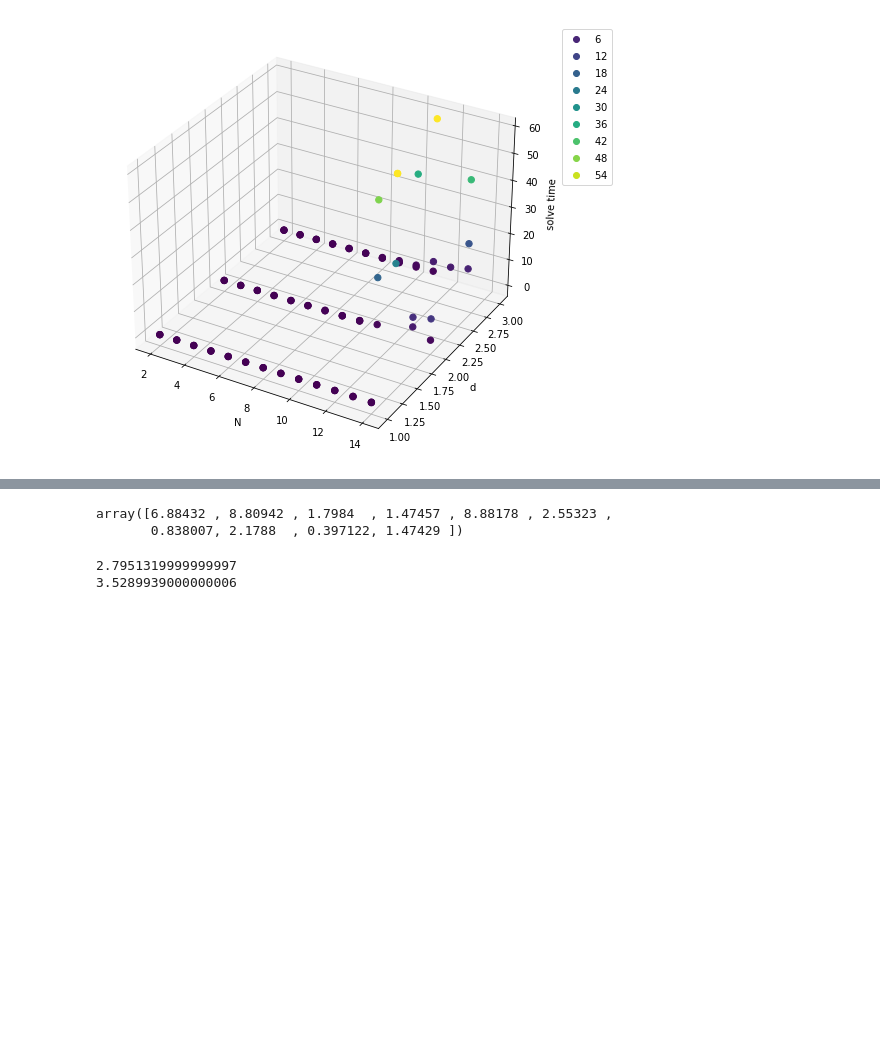
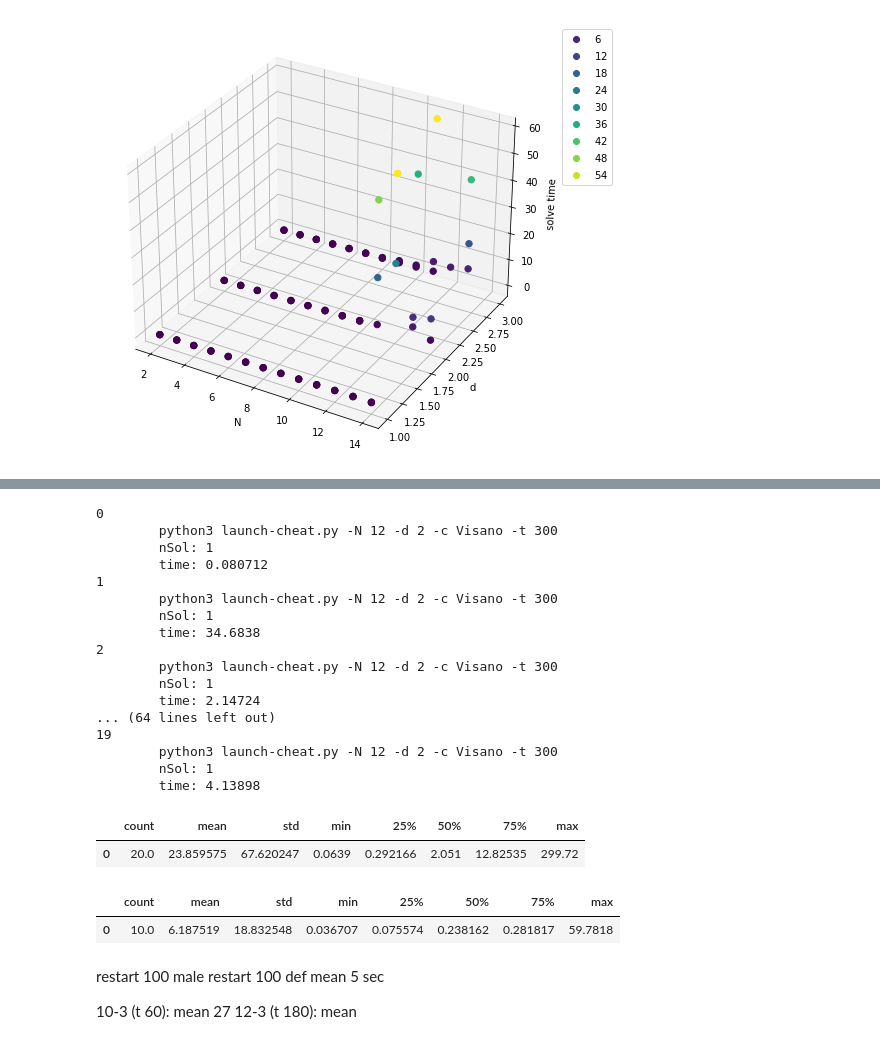
Before and after one commit to jokerale/pizzaguy, a Jupyter notebook: code/Test.ipynb, the cells around one changed output, grey strips where cells are left out. Drawn from its saved outputs; the diff is of its cells as text; code cells hidden in the pictures; blank space fills up the shorter version.

```diff
--- a/code/Test.ipynb
+++ b/code/Test.ipynb
@@ -337,14 +244,71 @@ python3 launch.py -N 10 -d 2 -c Montichiari -t 60
+# %%
+N = 12
+d = 2
+
+n = 'Visano'
+
+times = []
+
+for i in range(20):
+    print(i)
+    #out = "%%%mzn-stat: solveTime="
+    #while("%%%mzn-stat: solveTime=" in out):
+
+    cmd = 'python3 launch-cheat.py -N ' + str(N) + ' -d ' + str(d) + ' -c ' + str(n) + ' -t 300'
+    print('\t' + cmd)
+    out = os.popen(cmd).read()
+
+    if "%%%mzn-stat: nSolutions=" in out:
+        temp = [line for line in out.split("\n") if "%%%mzn-stat: nSolutions=" in line]
+        print('\tnSol: ' + str(temp[0].split('=')[1]))
+
+
+    if("%%%mzn-stat: solveTime=" in out):
+        temp = [line for line in out.split("\n") if "%%%mzn-stat: solveTime=" in line]
+        times.append(float(temp[0].split('=')[1]))
+    else:
+        times.append(61.0)
+
+    print('\ttime: ' + str(times[i]))
+
+pd.DataFrame(times).describe().T
+# %% [output]
+0
+        python3 launch-cheat.py -N 12 -d 2 -c Visano -t 300
+        nSol: 1
+        time: 0.080712
+1
+        python3 launch-cheat.py -N 12 -d 2 -c Visano -t 300
+        nSol: 1
+        time: 34.6838
+2
+        python3 launch-cheat.py -N 12 -d 2 -c Visano -t 300
+        nSol: 1
+        time: 2.14724
+... (64 lines left out)
+19
+        python3 launch-cheat.py -N 12 -d 2 -c Visano -t 300
+        nSol: 1
+        time: 4.13898
+|  | count | mean | std | min | 25% | 50% | 75% | max |
+| 0 | 20.0 | 23.859575 | 67.620247 | 0.0639 | 0.292166 | 2.051 | 12.82535 | 299.72 |
 # %%
-np.array(times)
+pd.DataFrame(times).describe().T
 # %% [output]
-array([6.88432 , 8.80942 , 1.7984  , 1.47457 , 8.88178 , 2.55323 ,
-       0.838007, 2.1788  , 0.397122, 1.47429 ])
+|  | count | mean | std | min | 25% | 50% | 75% | max |
+| 0 | 10.0 | 6.187519 | 18.832548 | 0.036707 | 0.075574 | 0.238162 | 0.281817 | 59.7818 |
 # %%
-t1 = np.array([0.724402, 0.28377 , 5.12149 , 0.692266, 1.23979 , 0.433235,
-       8.8464  , 0.665247, 8.87613 , 1.06859 ])
+#t1 = np.array([0.724402, 0.28377 , 5.12149 , 0.692266, 1.23979 , 0.433235,
+#       8.8464  , 0.665247, 8.87613 , 1.06859 ])
 
-print(t1.mean())
-print(np.array(times).mean())
+#print(t1.mean())
+#print(np.array(times).mean())
-# %% [output]
-2.7951319999999997
-3.5289939000000006
+# %% [markdown]
+restart 100 male
+restart 100
+def mean 5 sec
+
+
+
+10-3 (t 60): mean 27
+12-3 (t 180): mean
```
Also changed, not shown: parts of 2 cells of this notebook, 2 other files.
